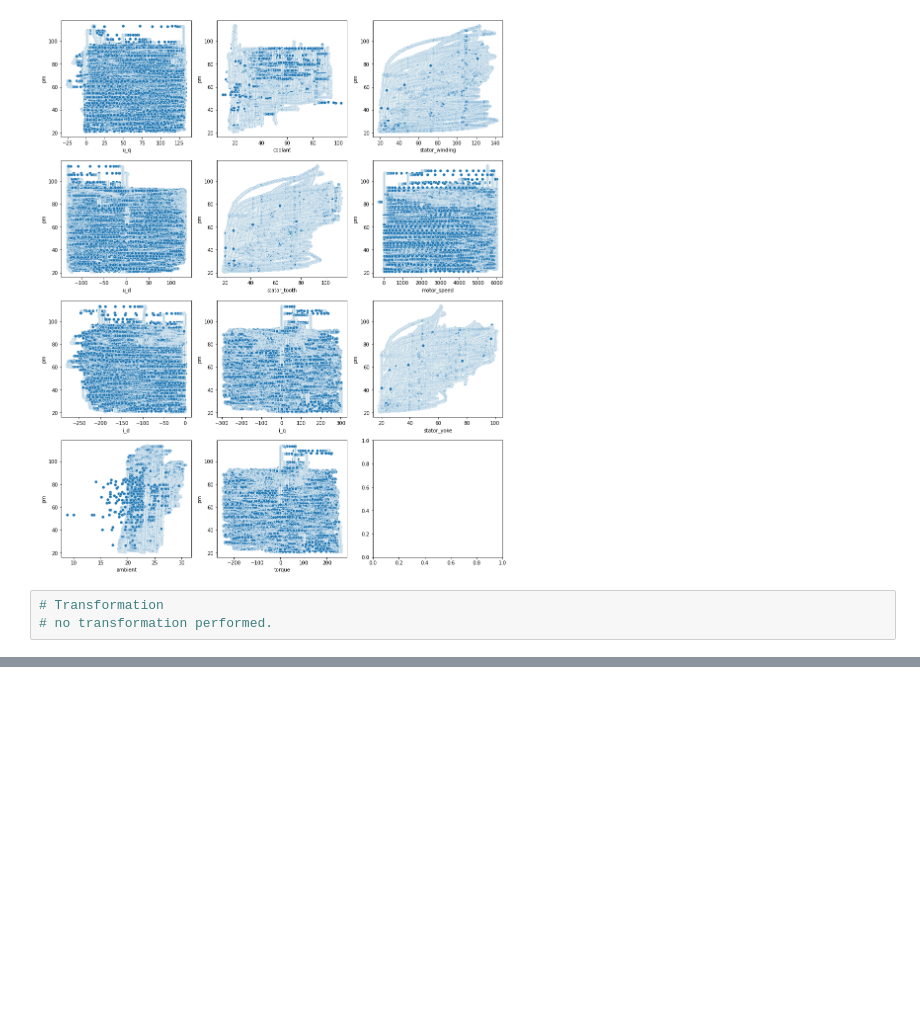
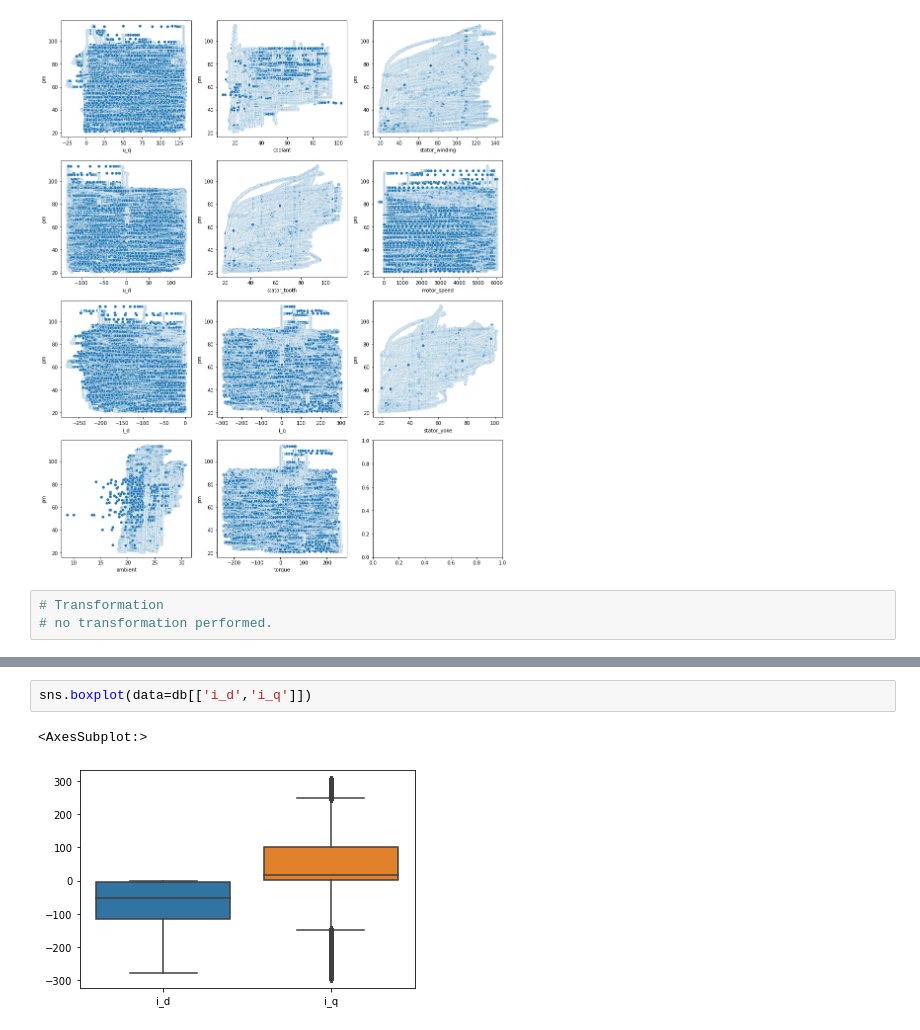
Before and after one commit to eike2/electric_motor, a Jupyter notebook: Electric Motor Temperature Estimation.ipynb, the cells around one changed output, grey strips where cells are left out. Cells and saved outputs as stored; diff of their text form; blank space fills up the shorter version.

```diff
--- a/Electric Motor Temperature Estimation.ipynb
+++ b/Electric Motor Temperature Estimation.ipynb
@@ -293,0 +327,5 @@ sns.scatterplot(data=db,x = 'torque', y = 'pm',ax=axes[3,1])
+# %%
+sns.boxplot(data=db[['i_d','i_q']])
+# %% [output]
+<AxesSubplot:>
+[figure, added]
```
Also changed, not shown: parts of 8 cells of this notebook.
